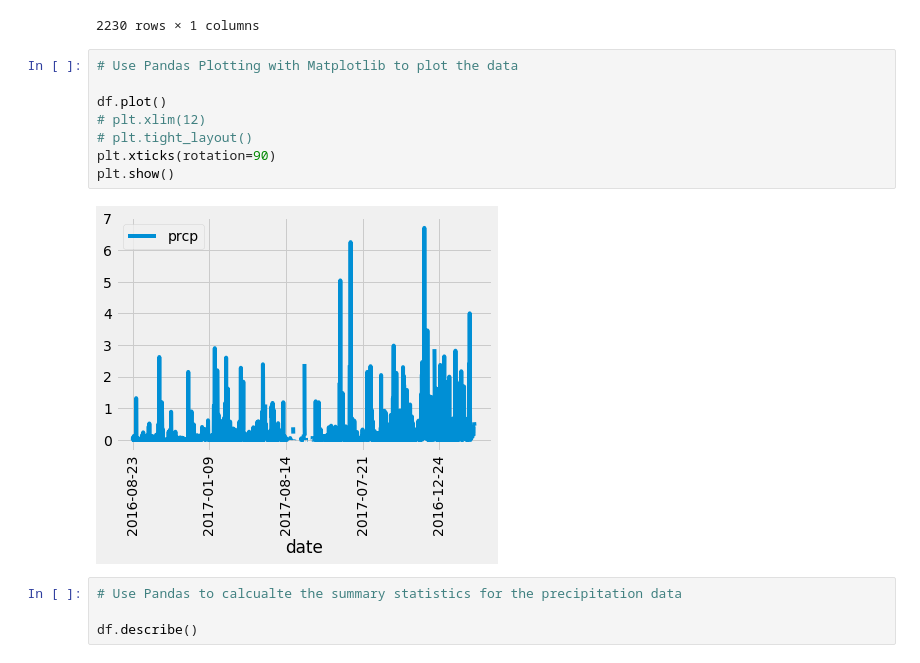
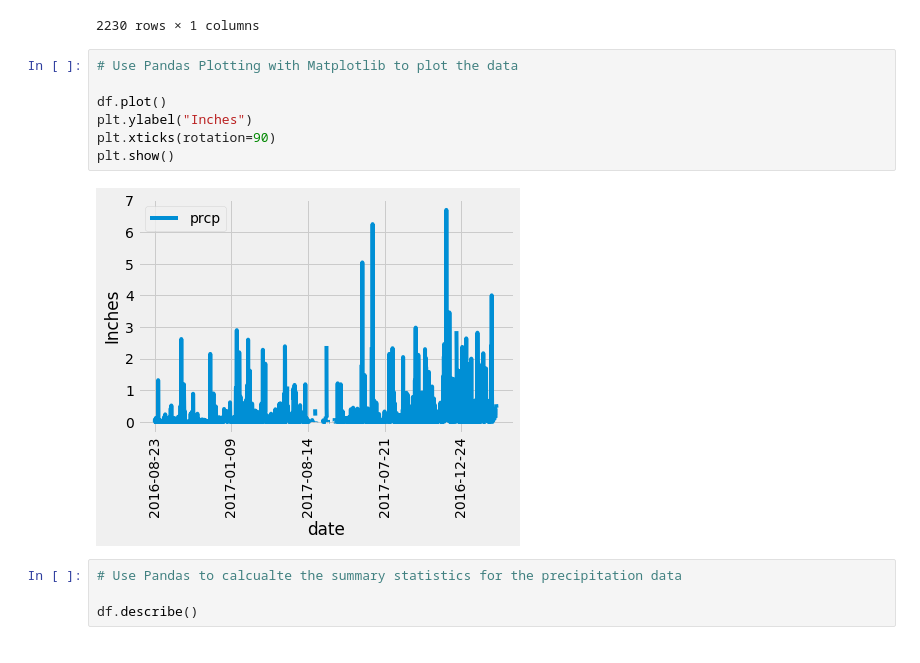
Before and after one commit to gustavo-cupertino/sqlalchemy-challenge, a Jupyter notebook: SurfsUp/climate_solved_GP.ipynb, the cells around one changed output. Saved outputs shown, nothing was run; the diff lists cells and outputs as text.

```diff
--- a/SurfsUp/climate_starter.ipynb
+++ b/SurfsUp/climate_solved_GP.ipynb
@@ -139,13 +149,12 @@ df.sort_values('date')
 # %%
 # Use Pandas Plotting with Matplotlib to plot the data
 
 df.plot()
-# plt.xlim(12)
-# plt.tight_layout()
+plt.ylabel("Inches")
 plt.xticks(rotation=90)
 plt.show()
 # %% [output]
-[figure, old version]
+[figure, new version]
 # %%
 # Use Pandas to calcualte the summary statistics for the precipitation data
 
```
Also changed, not shown: parts of 6 cells of this notebook, 4 other files.
